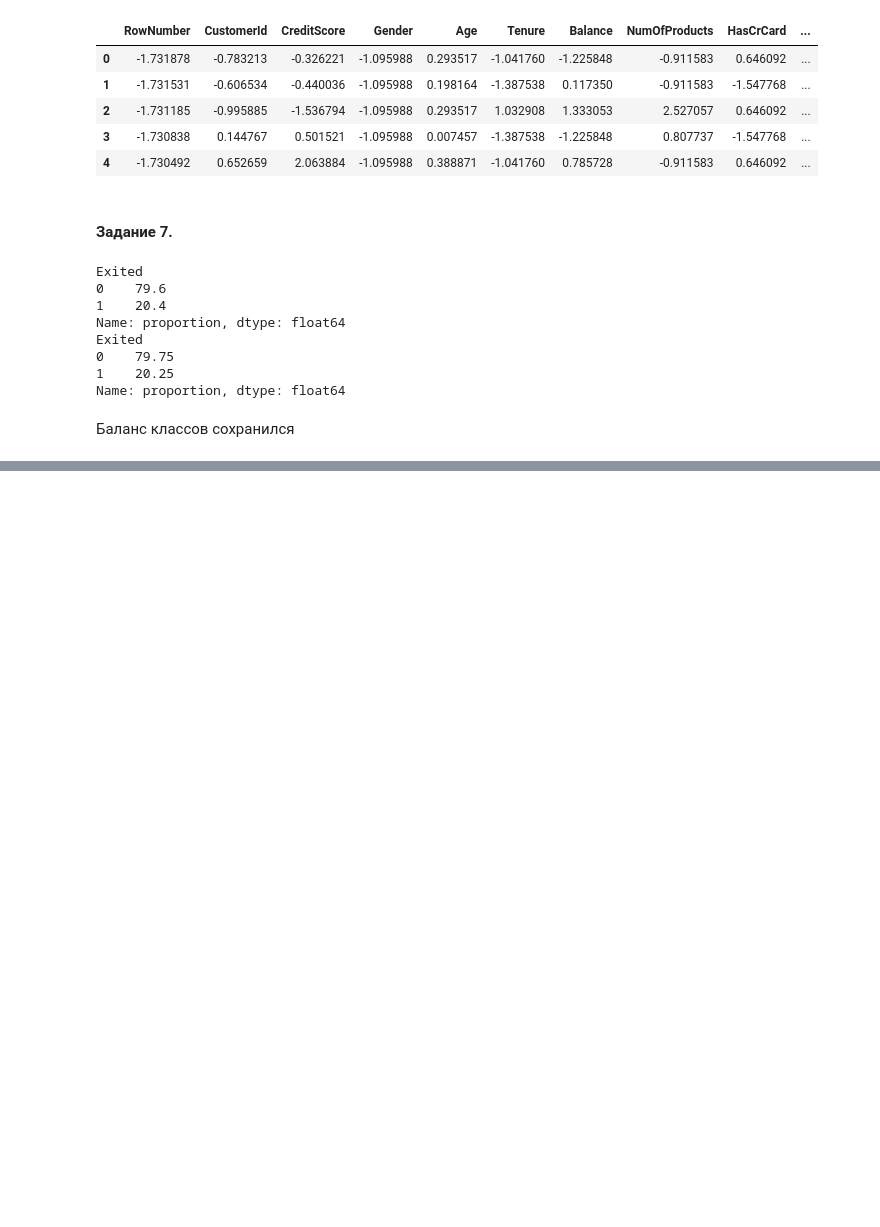
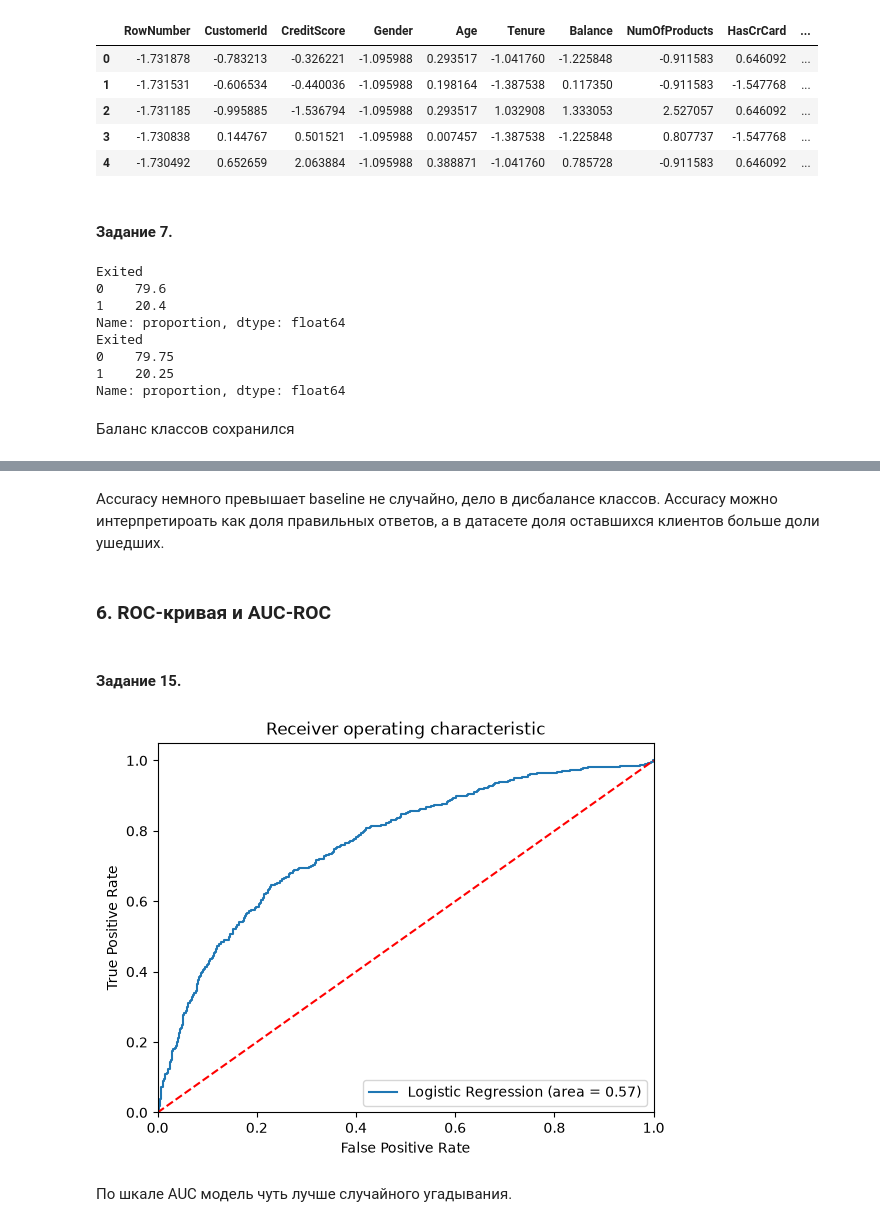
Before and after one commit to RuslanVdovinn/asu, a Jupyter notebook: asu_mo/logistic-reg/exercise/log_reg.ipynb, the cells around one changed output, grey strips where cells are left out. Saved outputs shown, nothing was run; the diff lists cells and outputs as text; code cells hidden in the pictures; blank space fills up the shorter version.

```diff
--- a/asu_mo/logistic-reg/exercise/log_reg.ipynb
+++ b/asu_mo/logistic-reg/exercise/log_reg.ipynb
@@ -212,0 +399,26 @@ Name: proportion, dtype: float64
+# %% [markdown]
+Accuracy немного превышает baseline не случайно, дело в дисбалансе классов. Accuracy можно интерпретироать как доля правильных ответов, а в датасете доля оставшихся клиентов больше доли ушедших.
+# %% [markdown]
+### 6. ROC-кривая и AUC-ROC
+# %% [markdown]
+#### Задание 15.
+# %%
+from sklearn.metrics import roc_auc_score, roc_curve
+
+logit_roc_auc = roc_auc_score(y_test, y_pred)
+fpr, tpr, thresholds = roc_curve(y_test, y_proba)
+plt.figure()
+plt.plot(fpr, tpr, label=f"Logistic Regression (area = {logit_roc_auc:0.2f})")
+plt.plot([0, 1], [0, 1], "r--")
+plt.xlim([0.0, 1.0])
+plt.ylim([0.0, 1.05])
+plt.xlabel("False Positive Rate")
+plt.ylabel("True Positive Rate")
+plt.title("Receiver operating characteristic")
+plt.legend(loc="lower right")
+plt.savefig("Log_ROC")
+plt.show()
+# %% [output]
+[figure, added]
+# %% [markdown]
+По шкале AUC модель чуть лучше случайного угадывания.
```
Also changed, not shown: parts of 23 cells of this notebook.
